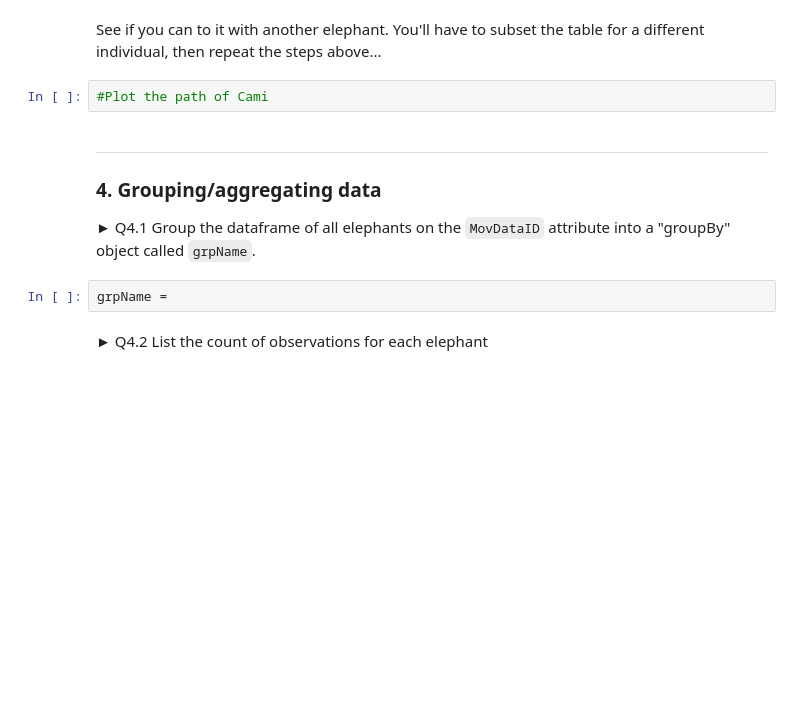
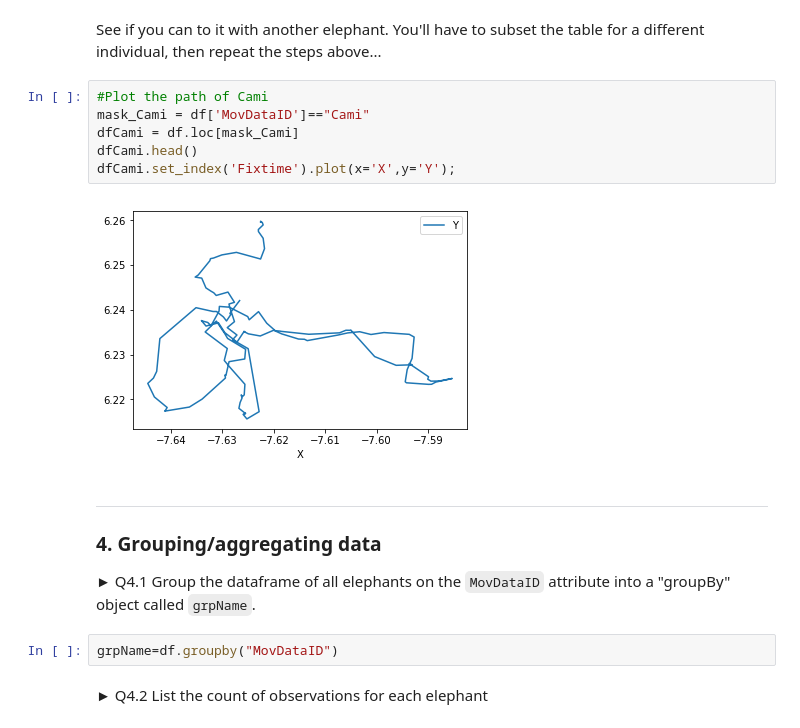
Before and after one commit to SiqLiang/SpatialDataFrames, a Jupyter notebook: 859_PS5_2020/2_Pandas/1-Pandas-Exercise.ipynb, the cells around one changed output. Cells and saved outputs as stored; diff of their text form; blank space fills up the shorter version.

```diff
--- a/859_PS5_2020/2_Pandas/1-Pandas-Exercise.ipynb
+++ b/859_PS5_2020/2_Pandas/1-Pandas-Exercise.ipynb
@@ -92,12 +163,18 @@ dfGeorge.set_index('Fixtime').plot(x='X',y='Y');
 # %% [markdown]
 See if you can to it with another elephant. You'll have to subset the table for a different individual, then repeat the steps above...
-# %%
-#Plot the path of Cami
+# %%
+#Plot the path of Cami
+mask_Cami = df['MovDataID']=="Cami"
+dfCami = df.loc[mask_Cami]
+dfCami.head()
+dfCami.set_index('Fixtime').plot(x='X',y='Y');
+# %% [output]
+[figure, added]
 # %% [markdown]
 ---
 ### 4. Grouping/aggregating data
 ► Q4.1 Group the dataframe of all elephants on the `MovDataID` attribute into a "groupBy" object called `grpName`.
-# %%
-grpName =
+# %%
+grpName=df.groupby("MovDataID")
 # %% [markdown]
 ► Q4.2 List the count of observations for each elephant
```
Also changed, not shown: parts of 18 cells of this notebook.
